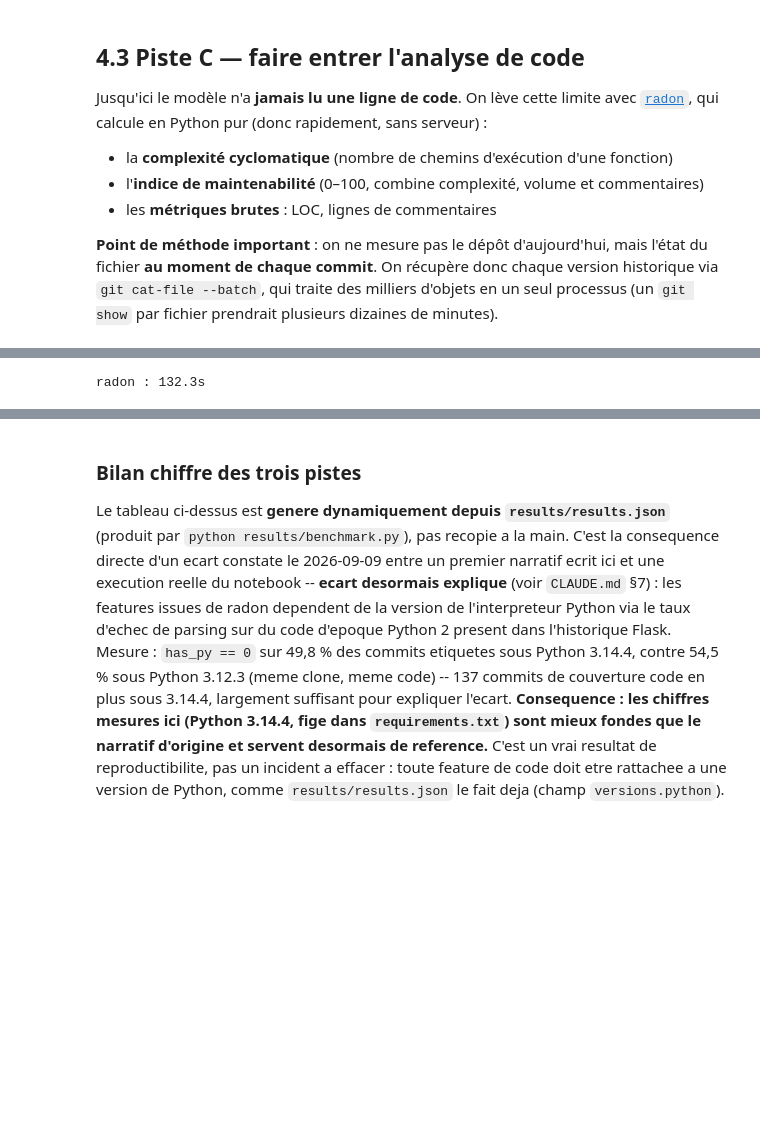
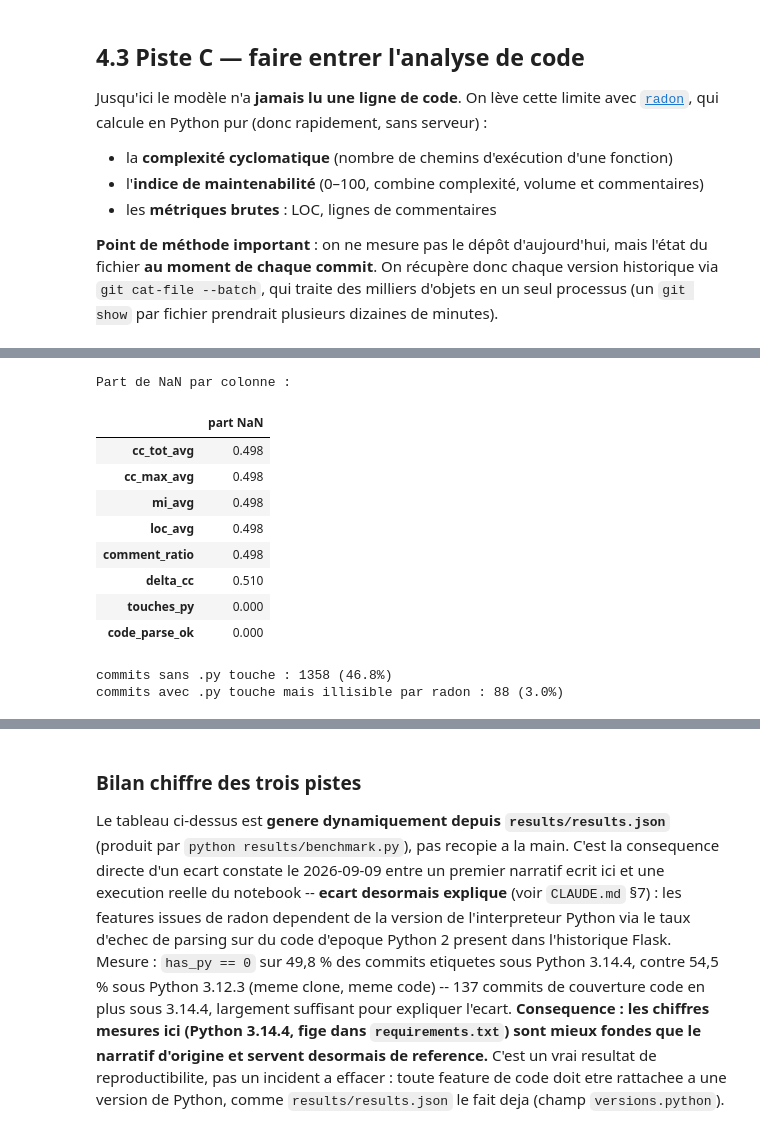
Before and after one commit to NathanPradelle/FYC, a Jupyter notebook: cas_pratique_FYC_complete_v2.ipynb, the cells around one changed output, grey strips where cells are left out. Drawn from its saved outputs; the diff is of its cells as text; code cells hidden in the pictures; blank space fills up the shorter version.

```diff
--- a/cas_pratique_FYC_complete_v2.ipynb
+++ b/cas_pratique_FYC_complete_v2.ipynb
@@ -1095,49 +1080,23 @@ git cat-file : 0.9s pour 128.1 Mo
 # %%
-# 3) Parsing du flux : "<sha> <type> <taille>\n<contenu>\n" ou "<spec> missing\n"
-contents, pos, k = {}, 0, 0
-while pos < len(raw) and k < len(besoins):
-    nl = raw.index(b"\n", pos)
-    header = raw[pos:nl].decode("utf-8", "replace"); pos = nl + 1
-    if header.endswith("missing"):
-        contents[besoins[k]] = None; k += 1; continue
-    size = int(header.rsplit(" ", 2)[2])
-    contents[besoins[k]] = raw[pos:pos + size].decode("utf-8", "replace")
-    pos += size + 1; k += 1
-
-# 4) Metriques radon, avec cache (beaucoup de versions sont identiques)
-_cache = {}
-def metriques(src):
-    if src is None:
-        return None
-    key = hash(src)
-    if key in _cache:
-        return _cache[key]
-    try:
-        blocs = cc_visit(src)
-        res = {"cc_tot": sum(b.complexity for b in blocs),
-               "cc_max": max((b.complexity for b in blocs), default=0),
-               "mi": mi_visit(src, multi=True),
-               "loc": analyze(src).loc,
-               "comments": analyze(src).comments}
-    except Exception:
-        res = None          # fichier non parsable a cette epoque (syntaxe Python 2, etc.)
-    _cache[key] = res
-    return res
-
-t0 = time.time()
-agg = defaultdict(lambda: defaultdict(list))
-for (i, f, quand), src in contents.items():
-    if quand != "after":
-        continue
-    ma = metriques(src)
-    if not ma:
-        continue
-    for k_ in ("cc_tot", "cc_max", "mi", "loc", "comments"):
-        agg[i][k_].append(ma[k_])
-    mb = metriques(contents.get((i, f, "before")))
-    if mb:
-        agg[i]["d_cc"].append(ma["cc_tot"] - mb["cc_tot"])
-print(f"radon : {time.time()-t0:.1f}s")
+# Un echec de parsing est NaN, et deux booleens distinguent les deux situations que l'ancien
+# `has_py` confondait : "aucun .py touche" (normal) et ".py touche mais illisible par radon".
+print("Part de NaN par colonne :")
+display(codef.isna().mean().round(3).to_frame("part NaN"))
+sans_py = int((codef["touches_py"] == 0).sum())
+illisible = int(((codef["touches_py"] == 1) & (codef["code_parse_ok"] == 0)).sum())
+print(f"commits sans .py touche : {sans_py} ({sans_py / len(codef):.1%})")
+print(f"commits avec .py touche mais illisible par radon : {illisible} ({illisible / len(codef):.1%})")
 # %% [output]
-radon : 132.3s
+Part de NaN par colonne :
+|  | part NaN |
+| cc_tot_avg | 0.498 |
+| cc_max_avg | 0.498 |
+| mi_avg | 0.498 |
+| loc_avg | 0.498 |
+| comment_ratio | 0.498 |
+| delta_cc | 0.510 |
+| touches_py | 0.000 |
+| code_parse_ok | 0.000 |
+commits sans .py touche : 1358 (46.8%)
+commits avec .py touche mais illisible par radon : 88 (3.0%)
 # %%
```
Also changed, not shown: parts of 5 cells of this notebook, 1 other file.
